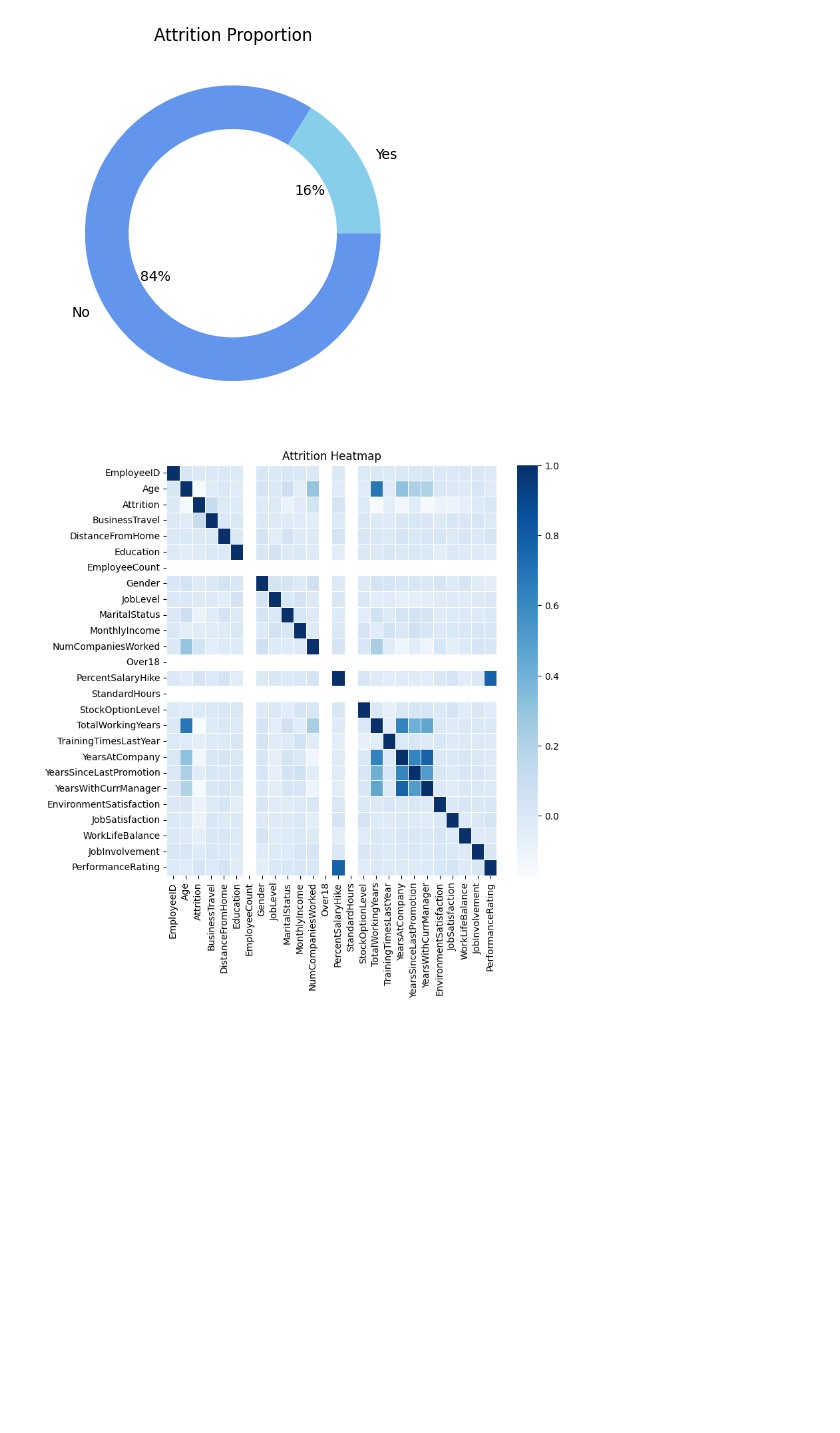
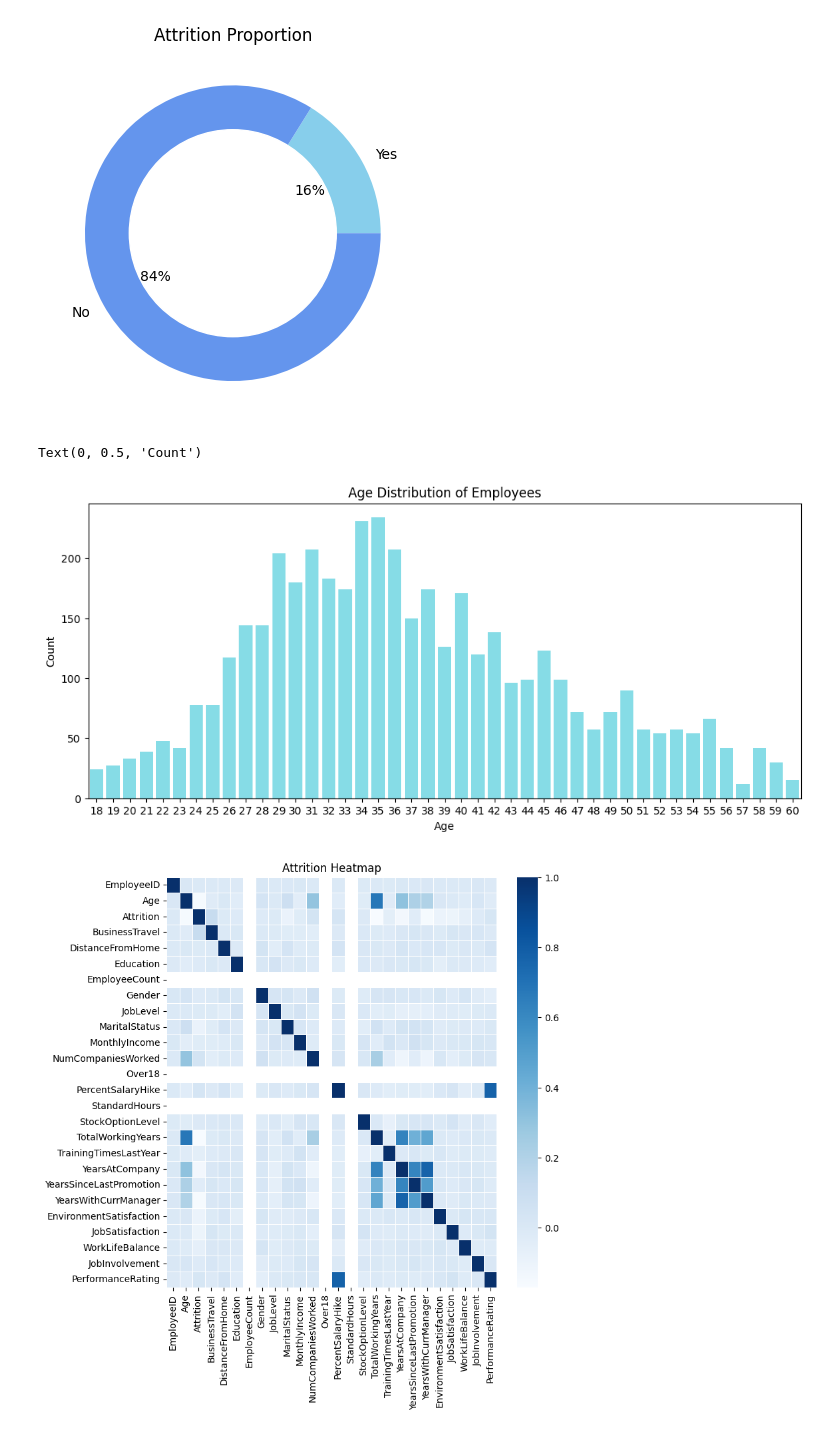
Before and after one commit to krutikacoding/twilearn-ds, a Jupyter notebook: Krutika_Employee_Attrition_Analysis.ipynb, the cells around one changed output. Drawn from its saved outputs; the diff is of its cells as text; code cells hidden in the pictures; blank space fills up the shorter version.

```diff
--- a/Krutika_Employee_Attrition_Analysis.ipynb
+++ b/Krutika_Employee_Attrition_Analysis.ipynb
@@ -234,6 +246,16 @@ plt.title("Attrition Proportion")
 plt.show()
 # %% [output]
 [figure]
+# %%
+plt.figure(figsize=(12, 5))
+x_age = sorted(data_num['Age'].value_counts().index)
+sns.countplot(data=data_num, x='Age', order=x_age, palette=['#76E9F6'])
+plt.title('Age Distribution of Employees')
+plt.xlabel('Age')
+plt.ylabel('Count')
+# %% [output]
+Text(0, 0.5, 'Count')
+[figure, added]
 # %%
 #fig = px.imshow(z, text_auto=True)
 
```
Also changed, not shown: parts of 17 cells of this notebook.
